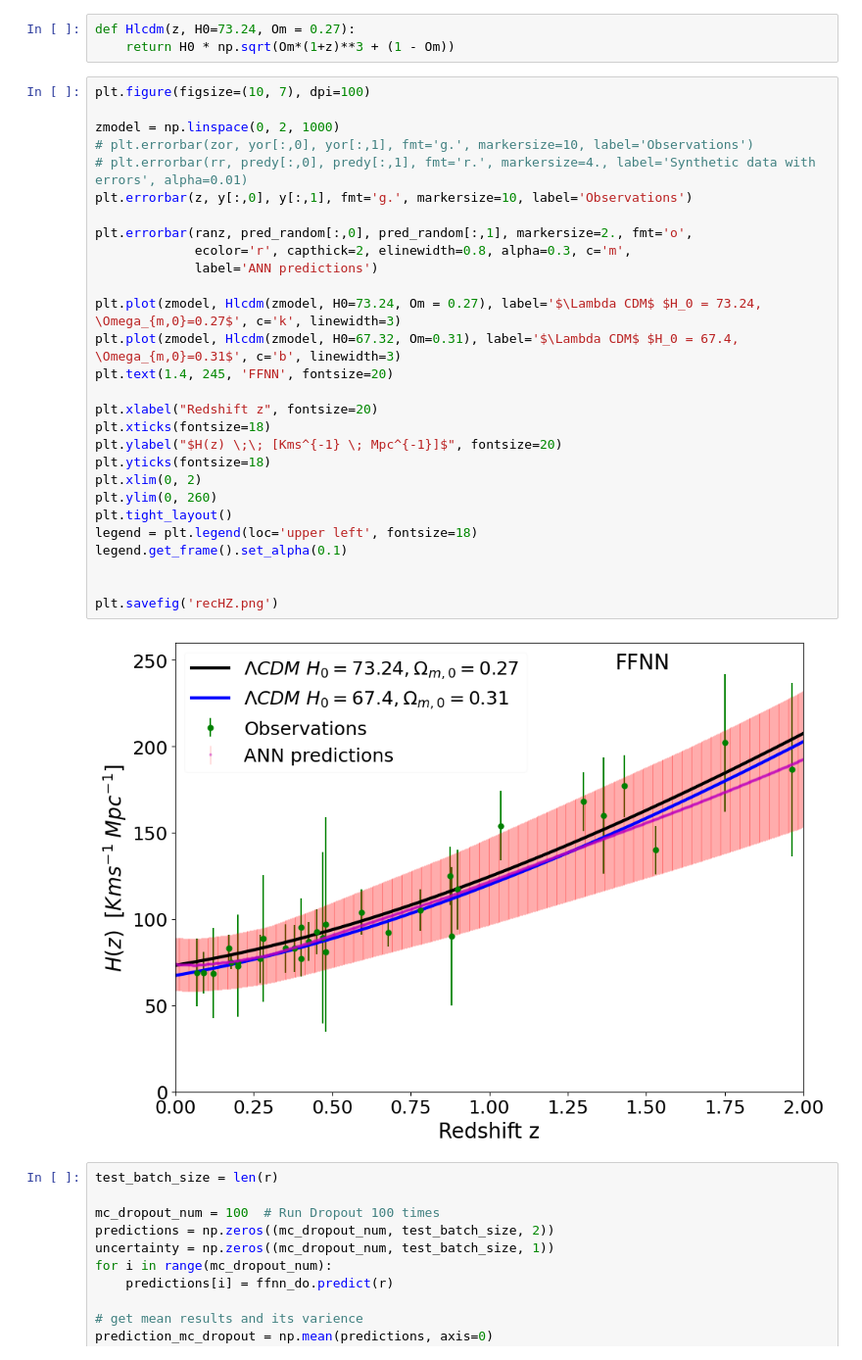
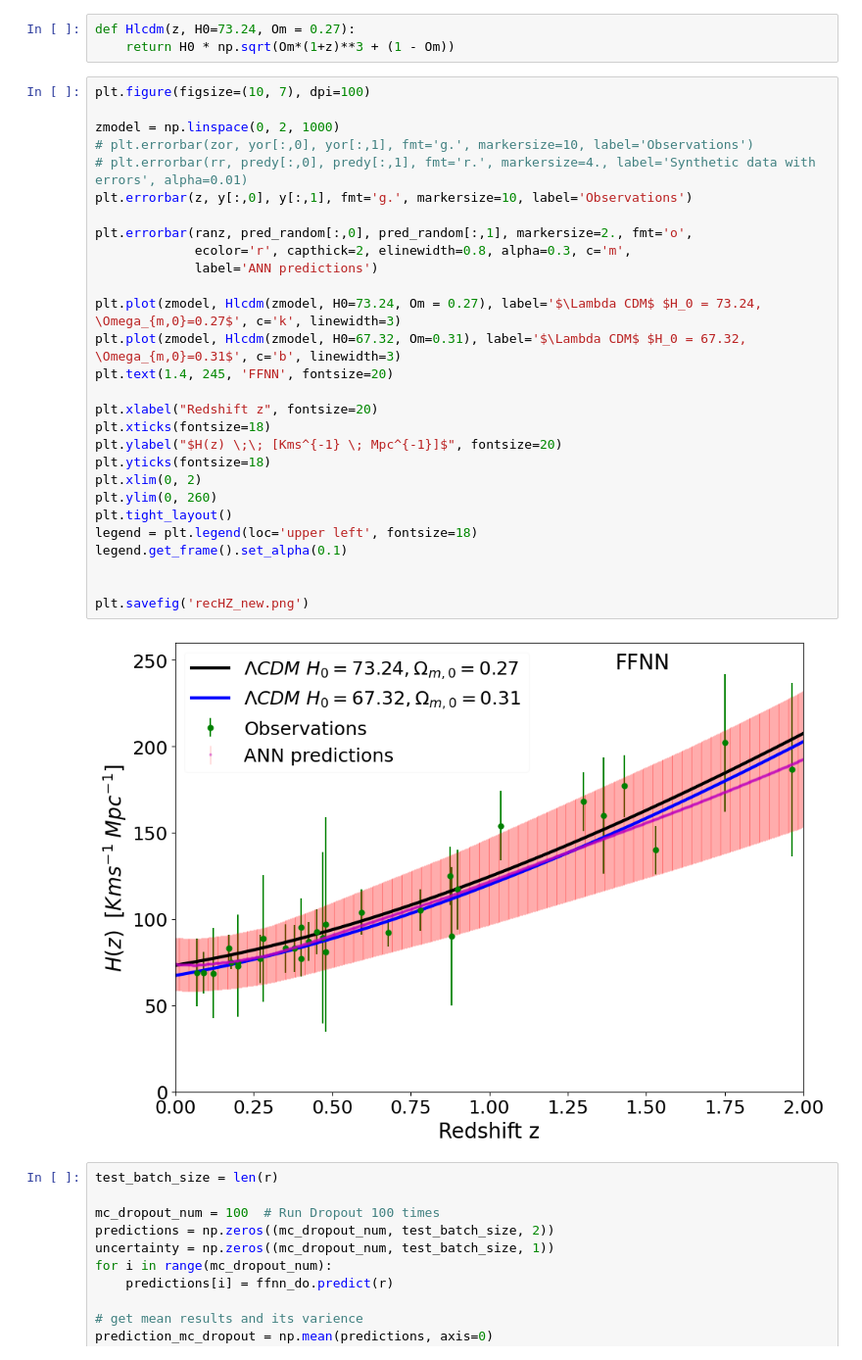
Before and after one commit to igomezv/crann, a Jupyter notebook: arxiv_notebooks/loadHzFFNN.ipynb, the cells around one changed output. Shown at 98% size. Drawn from its saved outputs; the diff is of its cells as text.

```diff
--- a/arxiv_notebooks/loadHzFFNN.ipynb
+++ b/arxiv_notebooks/loadHzFFNN.ipynb
@@ -221,33 +224,33 @@ def Hlcdm(z, H0=73.24, Om = 0.27):
 # %%
 plt.figure(figsize=(10, 7), dpi=100)
 
 zmodel = np.linspace(0, 2, 1000)
 # plt.errorbar(zor, yor[:,0], yor[:,1], fmt='g.', markersize=10, label='Observations')
 # plt.errorbar(rr, predy[:,0], predy[:,1], fmt='r.', markersize=4., label='Synthetic data with errors', alpha=0.01)
 plt.errorbar(z, y[:,0], y[:,1], fmt='g.', markersize=10, label='Observations')
 
 plt.errorbar(ranz, pred_random[:,0], pred_random[:,1], markersize=2., fmt='o',
              ecolor='r', capthick=2, elinewidth=0.8, alpha=0.3, c='m',
              label='ANN predictions')
 
 plt.plot(zmodel, Hlcdm(zmodel, H0=73.24, Om = 0.27), label='$\Lambda CDM$ $H_0 = 73.24, \Omega_{m,0}=0.27$', c='k', linewidth=3)
-plt.plot(zmodel, Hlcdm(zmodel, H0=67.32, Om=0.31), label='$\Lambda CDM$ $H_0 = 67.4, \Omega_{m,0}=0.31$', c='b', linewidth=3)
+plt.plot(zmodel, Hlcdm(zmodel, H0=67.32, Om=0.31), label='$\Lambda CDM$ $H_0 = 67.32, \Omega_{m,0}=0.31$', c='b', linewidth=3)
 plt.text(1.4, 245, 'FFNN', fontsize=20)
 
 plt.xlabel("Redshift z", fontsize=20)
 plt.xticks(fontsize=18)
 plt.ylabel("$H(z) \;\; [Kms^{-1} \; Mpc^{-1}]$", fontsize=20)
 plt.yticks(fontsize=18)
 plt.xlim(0, 2)
 plt.ylim(0, 260)
 plt.tight_layout()
 legend = plt.legend(loc='upper left', fontsize=18)
 legend.get_frame().set_alpha(0.1)
 
 
-plt.savefig('recHZ.png')
+plt.savefig('recHZ_new.png')
 # %% [output]
-[figure, old version]
+[figure, new version]
 # %%
 test_batch_size = len(r)
 
```
Also changed, not shown: parts of 5 cells of this notebook, 1 other file.
